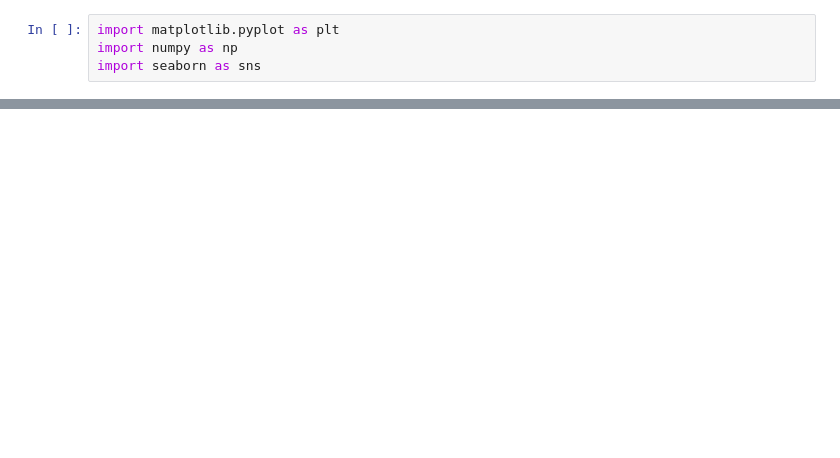
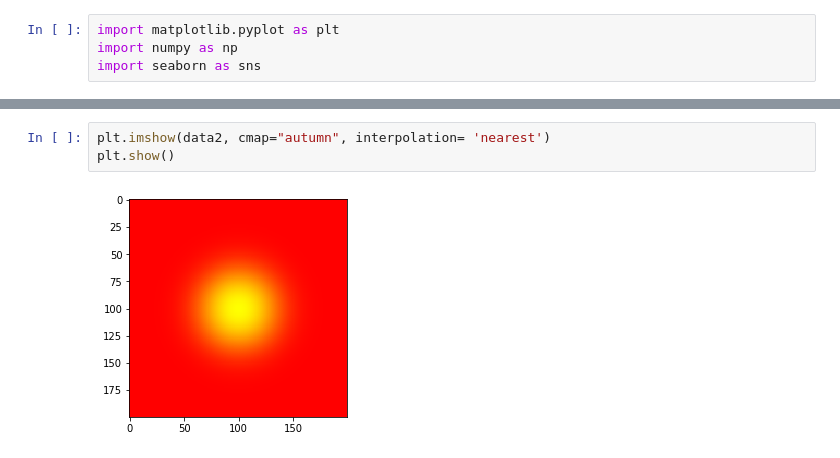
Before and after one commit to fsalas21/proyecto, a Jupyter notebook: plot.ipynb, the cells around one changed output, grey strips where cells are left out. Cells and saved outputs as stored; diff of their text form; blank space fills up the shorter version.

```diff
--- a/plot.ipynb
+++ b/plot.ipynb
@@ -21,0 +22,5 @@ heatmap2d(data2)
+# %%
+plt.imshow(data2, cmap="autumn", interpolation= 'nearest')
+plt.show()
+# %% [output]
+[figure, added]
```
Also changed, not shown: parts of 2 cells of this notebook, 11 other files.
